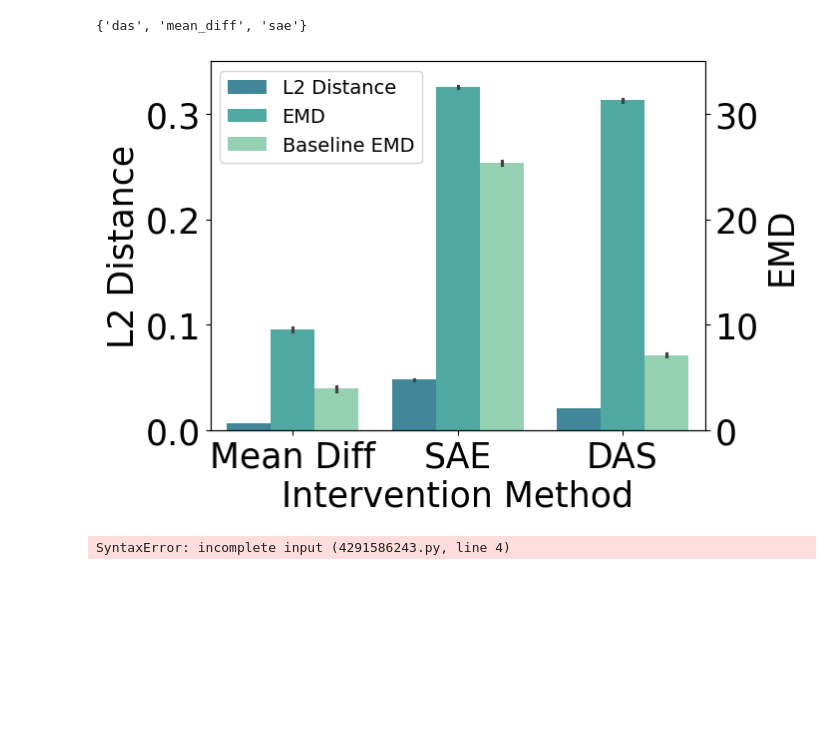
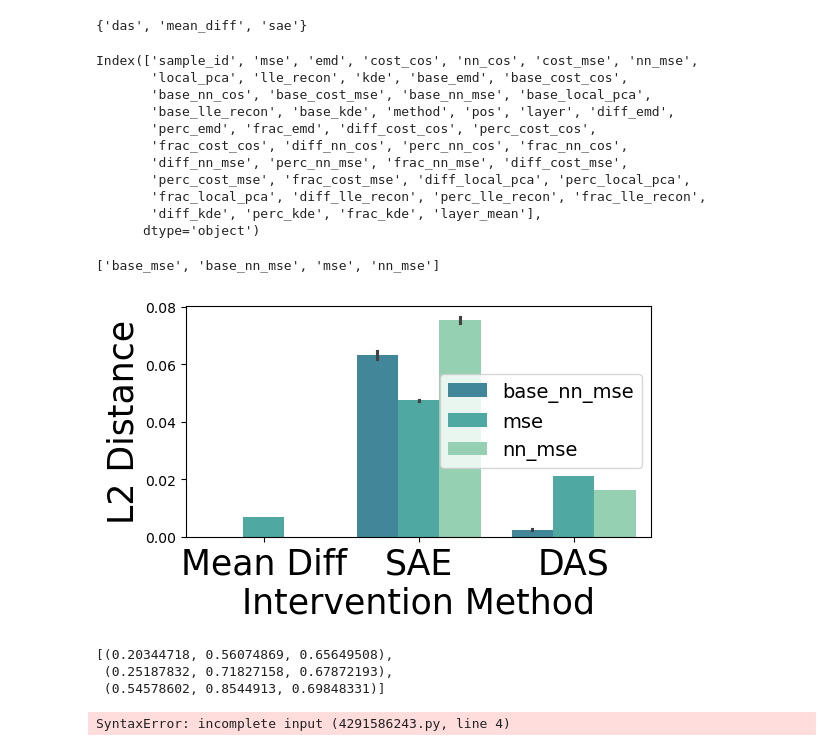
Before and after one commit to grantsrb/rep_divergence, a Jupyter notebook: divergence/emd_vis.ipynb, the cells around one changed output. Drawn from its saved outputs; the diff is of its cells as text; code cells hidden in the pictures; blank space fills up the shorter version.

Commit message:
add csvs and updated divergence visualizations

```diff
--- a/divergence/emd_vis.ipynb
+++ b/divergence/emd_vis.ipynb
@@ -34,7 +34,7 @@ for i,csv in enumerate(csvs):
 # %%
 idxs = [0,1,2]
 csvs = [
-    "csvs/das_emd_cleps0.csv",
+    "csvs/das_emd_cleps0.0.csv",
     "csvs/mean_diff_emd.csv",
     "csvs/sae_emd.csv",
 ]
@@ -63,9 +68,9 @@ emd_df
 emd_df.loc[emd_df["layer"].isna(), "layer"] = 0
 # %%
 all_cols = []
-for col in ["emd", "cost_cos"]:
-    if col not in emd_df.columns: continue
+for col in ["mse", "nn_cos", "nn_mse", "emd", "cost_cos", "cost_mse", "local_pca", "lle_recon", "kde"]:
     base = "base_"+col
+    if base not in emd_df.columns or col not in emd_df.columns: continue
     diff = "diff_"+col
     perc = "perc_"+col
     frac = "frac_"+col
@@ -128,6 +195,27 @@ demd_df
 set(demd_df["method"])
 # %% [output]
 {'das', 'mean_diff', 'sae'}
+# %%
+demd_df.columns
+# %% [output]
+Index(['sample_id', 'mse', 'emd', 'cost_cos', 'nn_cos', 'cost_mse', 'nn_mse',
+       'local_pca', 'lle_recon', 'kde', 'base_emd', 'base_cost_cos',
+       'base_nn_cos', 'base_cost_mse', 'base_nn_mse', 'base_local_pca',
+       'base_lle_recon', 'base_kde', 'method', 'pos', 'layer', 'diff_emd',
+       'perc_emd', 'frac_emd', 'diff_cost_cos', 'perc_cost_cos',
+       'frac_cost_cos', 'diff_nn_cos', 'perc_nn_cos', 'frac_nn_cos',
+       'diff_nn_mse', 'perc_nn_mse', 'frac_nn_mse', 'diff_cost_mse',
+       'perc_cost_mse', 'frac_cost_mse', 'diff_local_pca', 'perc_local_pca',
+       'frac_local_pca', 'diff_lle_recon', 'perc_lle_recon', 'frac_lle_recon',
+       'diff_kde', 'perc_kde', 'frac_kde', 'layer_mean'],
+      dtype='object')
+# %%
+all_measures = ["mse", "nn_cos", "nn_mse", "emd", "cost_cos", "cost_mse", "local_pca", "lle_recon", "kde"]
+measures = ["mse", "nn_mse"]
+value_vars = ["base_" + c for c in measures] + measures
+value_vars
+# %% [output]
+['base_mse', 'base_nn_mse', 'mse', 'nn_mse']
 # %%
 names = {
     "das": "DAS",
@@ -146,51 +234,55 @@ legendsize=14
 ticksize=25
 labelsize=25
 
-fig = plt.figure()
+fig = plt.figure(figsize=(6,3))
 palette = [p for i,p in enumerate(sns.color_palette("mako")) if i>2]
 demd_df["xlabel"] = demd_df.apply(lambda x: names[x.method], axis=1)
 demd_df["sort_order"] = demd_df.apply(lambda x: ordering[x.method], axis=1)
 demd_df = demd_df.sort_values(by="sort_order")
 mse_scale = 100
 demd_df["scaled_mse"] = demd_df["mse"]*mse_scale
 mname = "Divergence\nMeasure"
+vvs = [v for v in value_vars if v in demd_df.columns]
 plot_df = pd.melt(
     demd_df,
     id_vars=["sample_id", "method", "xlabel", "sort_order"],
-    value_vars=["scaled_mse", "emd", "base_emd"],
+    value_vars=vvs,
     var_name=mname,
     value_name="distance",
 )
+name_map = {k: k for k in vvs}
 name_map = {
+    **name_map,
     "scaled_mse": "L2 Distance",
     "emd": "EMD",
     "base_emd": "Baseline EMD",
 }
 plot_df[mname] = plot_df.apply(lambda x: name_map[x[mname]], axis=1)
+
+temp_df = temp_df
 sns.barplot(x="xlabel", y="distance", hue=mname, palette=palette, data=plot_df)
 
 plt.xticks(fontsize=ticksize)
 plt.ylabel("L2 Distance", fontsize=labelsize)
 yticks = [0,10,20,30]
 ylim = [0,35]
-plt.yticks(yticks, [y/mse_scale for y in yticks], fontsize=ticksize)
-plt.ylim(ylim)
+#plt.yticks(yticks, [y/mse_scale for y in yticks], fontsize=ticksize)
+#plt.ylim(ylim)
 
 plt.xlabel("Intervention Method", fontsize=labelsize)
 plt.legend(title="", fontsize=legendsize)
 
-ax = plt.gca()
-ax2 = ax.twinx()
-plt.sca(ax2)
-plt.yticks(yticks, fontsize=ticksize)
-plt.ylim(ylim)
-plt.ylabel("EMD", fontsize=labelsize)
-
 
 plt.savefig("figs/divergence_fig.png", dpi=600, bbox_inches="tight")
 plt.show()
 # %% [output]
-[figure, old version]
+[figure, new version]
+# %%
+palette
+# %% [output]
+[(0.20344718, 0.56074869, 0.65649508),
+ (0.25187832, 0.71827158, 0.67872193),
+ (0.54578602, 0.8544913, 0.69848331)]
 # %%
 agg_df = emd_df.groupby(["method"])[["emd","base_emd"]].mean().reset_index()
 agg_df["ratio"] = agg_df["emd"]/agg_df["base_emd"]
```
Also changed, not shown: parts of 6 cells of this notebook, 3 other files.
